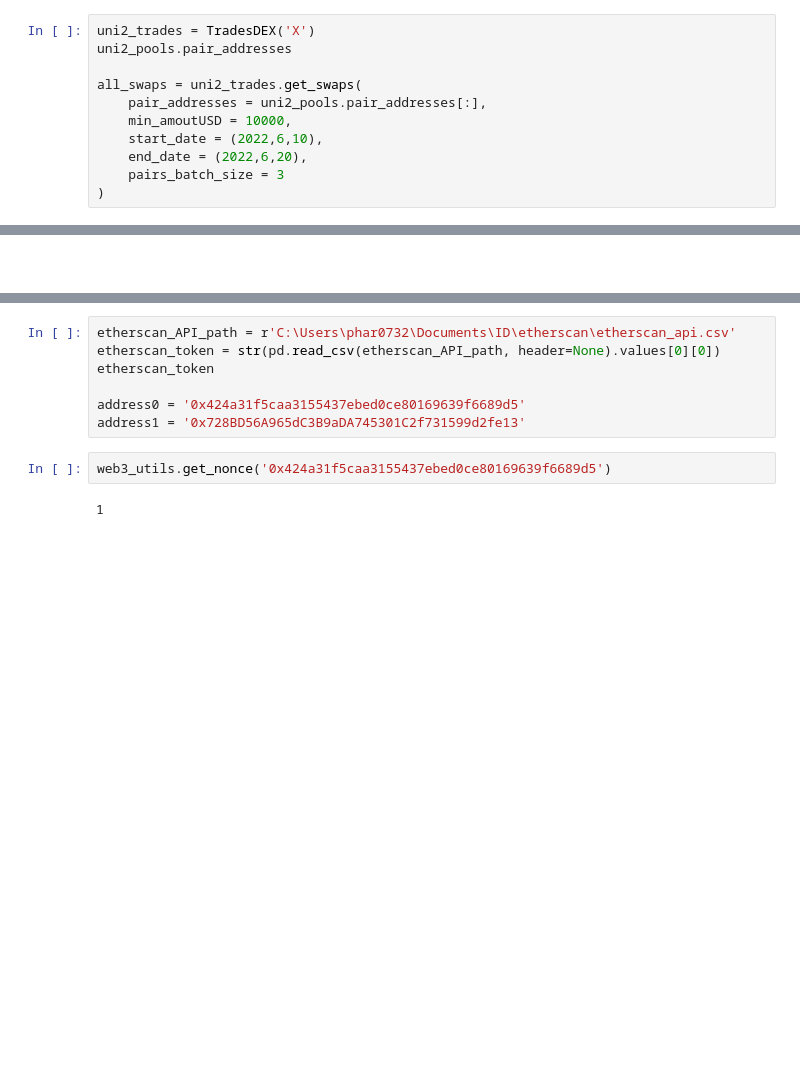
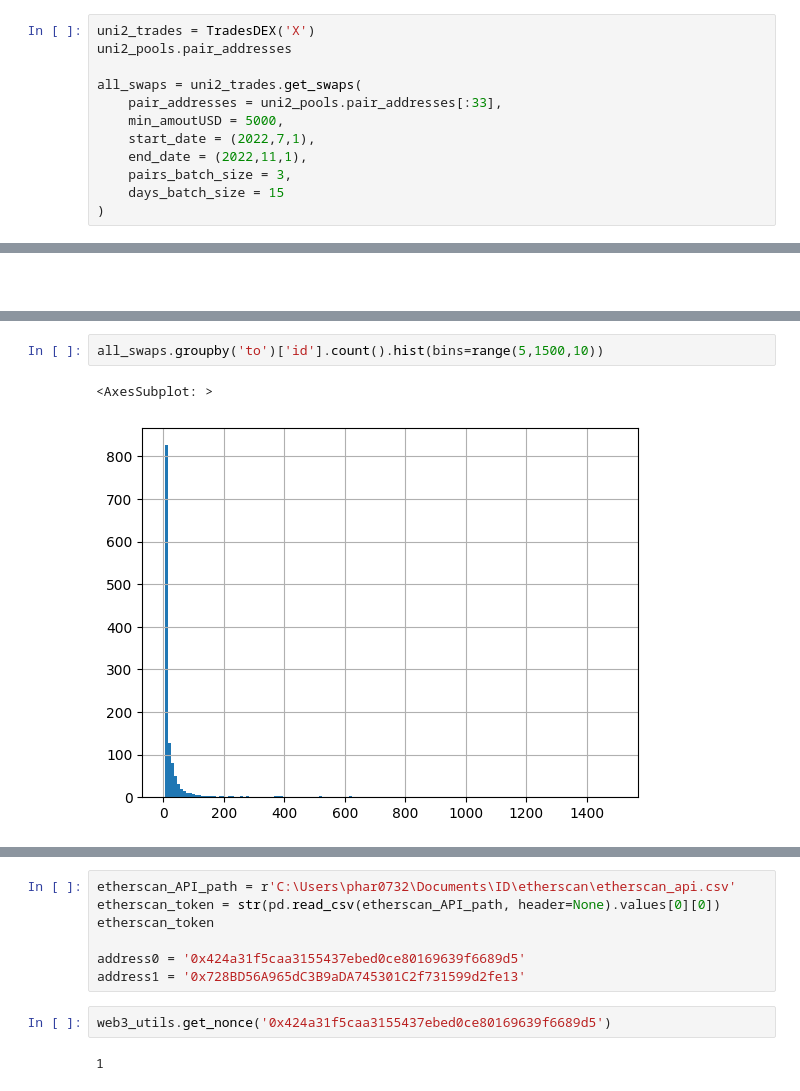
Before and after one commit to juliencarponcy/py0xcluster, a Jupyter notebook: notebooks/graph_queries_pools.ipynb, the cells around one changed output, grey strips where cells are left out. Drawn from its saved outputs; the diff is of its cells as text; blank space fills up the shorter version.

```diff
--- a/notebooks/graph_queries_pools.ipynb
+++ b/notebooks/graph_queries_pools.ipynb
@@ -59,9 +68,10 @@ uni2_trades = TradesDEX('X')
 uni2_pools.pair_addresses
 
 all_swaps = uni2_trades.get_swaps(
-    pair_addresses = uni2_pools.pair_addresses[:],
-    min_amoutUSD = 10000,
-    start_date = (2022,6,10),
-    end_date = (2022,6,20),
-    pairs_batch_size = 3
+    pair_addresses = uni2_pools.pair_addresses[:33],
+    min_amoutUSD = 5000,
+    start_date = (2022,7,1),
+    end_date = (2022,11,1),
+    pairs_batch_size = 3,
+    days_batch_size = 15
 )
@@ -87,0 +100,5 @@ outputs: 12997 trades
+# %%
+all_swaps.groupby('to')['id'].count().hist(bins=range(5,1500,10))
+# %% [output]
+<AxesSubplot: >
+[figure, added]
```
Also changed, not shown: parts of 7 cells of this notebook, 2 other files.
